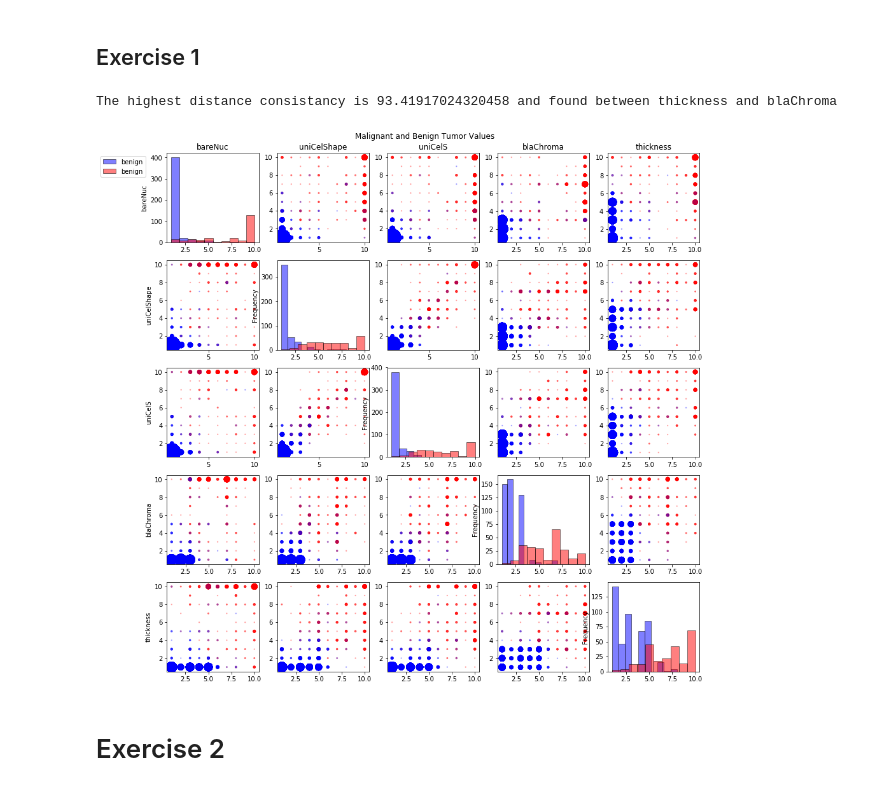
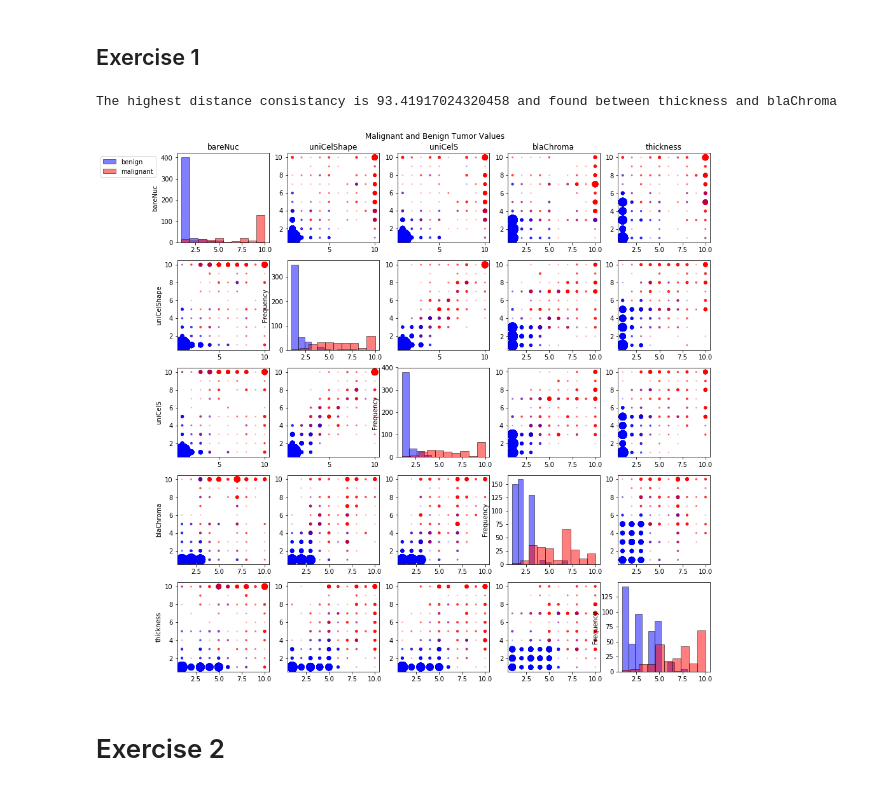
Before and after one commit to brucetony/VisComp, a Jupyter notebook: vclsi-2-Schultz-Ibarra.ipynb, the cells around one changed output. Drawn from its saved outputs; the diff is of its cells as text; code cells hidden in the pictures.

```diff
--- a/vclsi-2-Schultz-Ibarra.ipynb
+++ b/vclsi-2-Schultz-Ibarra.ipynb
@@ -117,7 +117,7 @@ def get_DSC(data, columns):
             DSC_values.append(('{} and {}'.format(attrx, attry), DSC(all_points)))
     return DSC_values
 # %%
-def plot_matrix_scatterplot(data, columns, diag_kind="hist"):
+def plot_matrix_scatterplot(data, columns, diag_kind="hist",**plot_kwargs):
     '''
     Generates scatterplots of the attribute combinations that had the highest num_attr F scores \
     in the non-diagonal spots and histograms of the benign and malignant frequencies for each attr. \
@@ -150,9 +150,9 @@ def plot_matrix_scatterplot(data, columns, diag_kind="hist"):
             # I prefer using this one since it allows the function to
             # be generalizable
             data[attrx][data["class"] == 2].plot(ax = subs[i,j], kind=diag_kind,
-                        color="blue", alpha=0.5,histtype="bar",label="benign",edgecolor="black")
+                                                 color="blue",label="benign",**plot_kwargs)
             data[attrx][data["class"] == 4].plot(ax = subs[i,j], kind=diag_kind,
-                        color="red", alpha=0.5,histtype="bar",label="benign",edgecolor="black")
+                                                 color="red",label="malignant",**plot_kwargs)
 
             # Matplotlib implementation
             #subs[i, j].hist(data[attrx][data["class"] == 2], color="blue",
@@ -181,35 +181,34 @@ def plot_matrix_scatterplot(data, columns, diag_kind="hist"):
 
     #fig.savefig('Scatter Plot.png')
     #fig.show()
-
-
-# Read file to pandasDF
-filepath = "breast-cancer-wisconsin.xlsx"
-data_df = pd.read_excel(os.path.abspath(filepath), index_col="code")
-
-# For the moment let's just interpolate missing data by class
-# Interpolating missing values to each column
-benign_imputed = data_df[data_df["class"]==2].apply(interpolate_by_mean, axis=0)
-malig_imputed = data_df[data_df["class"]==4].apply(interpolate_by_mean, axis=0)
-data_imputed = pd.concat([malig_imputed, benign_imputed])
-
-# Calculate F-Score for the imputed data
-fscores = data_imputed.apply(get_f_score, axis=0, exclude=["class"],
-                             groups=[benign_imputed, malig_imputed])
-
-# Sort fscores
-#fscores = fscores.sort_values(ascending=False)
-columns = fscores.nlargest(n=5)
-
-# Determine max DSC value and return highest one
-DSC_values= get_DSC(data_imputed, columns.index)
-print("The highest distance consistancy is {} and found between {}".format(DSC_values[-1][1], DSC_values[-1][0]))
-
-# Plot scatterplot matrix
-plot_matrix_scatterplot(data_imputed, columns.index)
-# %% [output]
-The highest distance consistancy is 93.41917024320458 and found between thickness and blaChroma
-[figure, removed]
+# %%
+# Read file to pandasDF
+filepath = "breast-cancer-wisconsin.xlsx"
+data_df = pd.read_excel(os.path.abspath(filepath), index_col="code")
+
+# For the moment let's just interpolate missing data by class
+# Interpolating missing values to each column
+benign_imputed = data_df[data_df["class"]==2].apply(interpolate_by_mean, axis=0)
+malig_imputed = data_df[data_df["class"]==4].apply(interpolate_by_mean, axis=0)
+data_imputed = pd.concat([malig_imputed, benign_imputed])
+
+# Calculate F-Score for the imputed data
+fscores = data_imputed.apply(get_f_score, axis=0, exclude=["class"],
+                             groups=[benign_imputed, malig_imputed])
+
+# Sort fscores
+#fscores = fscores.sort_values(ascending=False)
+columns = fscores.nlargest(n=5)
+
+# Determine max DSC value and return highest one
+DSC_values= get_DSC(data_imputed, columns.index)
+print("The highest distance consistancy is {} and found between {}".format(DSC_values[-1][1], DSC_values[-1][0]))
+
+# Plot scatterplot matrix
+plot_matrix_scatterplot(data_imputed, columns.index, alpha=0.5,histtype="bar",edgecolor="black")
+# %% [output]
+The highest distance consistancy is 93.41917024320458 and found between thickness and blaChroma
+[figure, added]
 # %% [markdown]
 # Exercise 2
 # %%
```
Also changed, not shown: parts of 14 cells of this notebook.
